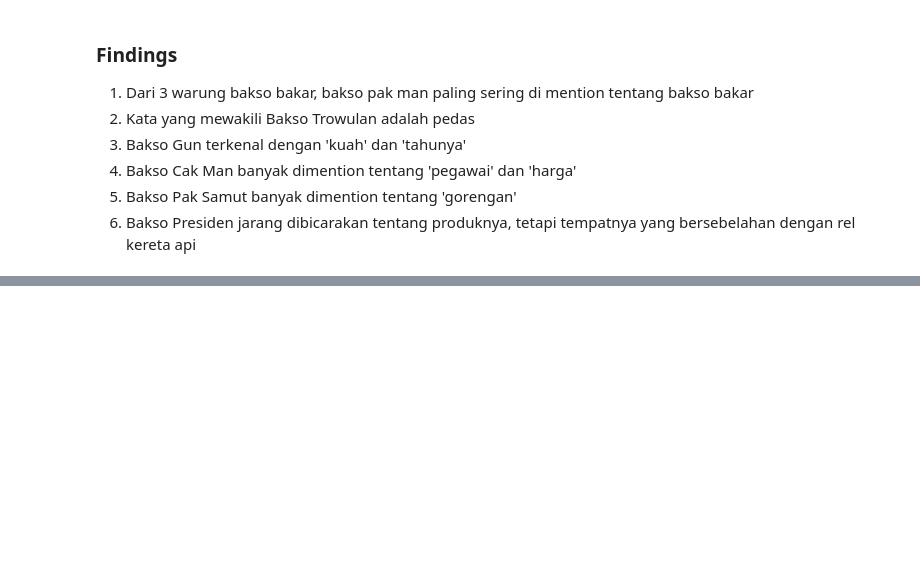
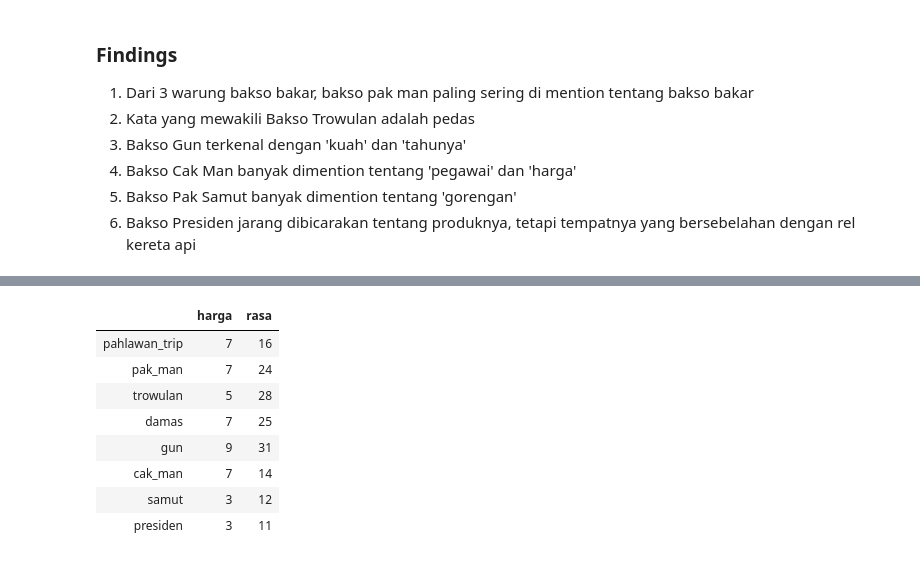
Before and after one commit to renaldybrada/nlp-in-python, a Jupyter notebook: bakso-malang/02_Exploratory_Data_Analysis.ipynb, the cells around one changed output, grey strips where cells are left out. Drawn from its saved outputs; the diff is of its cells as text; code cells hidden in the pictures; blank space fills up the shorter version.

```diff
--- a/bakso-malang/02_Exploratory_Data_Analysis.ipynb
+++ b/bakso-malang/02_Exploratory_Data_Analysis.ipynb
@@ -223,0 +276,18 @@ data_dtm
+# %%
+# perbandingan harga dan rasa
+data_compare_keyword = data.transpose()[['harga', 'harganya', 'mahal', 'enak', 'rasanya', 'mantap', 'nikmat', 'gurih']]
+data_compare = pd.concat([data_compare_keyword.harga + data_compare_keyword.harganya + data_compare_keyword.mahal,
+                          data_compare_keyword.enak + data_compare_keyword.rasanya + data_compare_keyword.mantap
+                          + data_compare_keyword.nikmat + data_compare_keyword.gurih], axis=1)
+data_compare.columns = ['harga', 'rasa']
+data_compare
+# %% [output]
+|  | harga | rasa |
+| pahlawan_trip | 7 | 16 |
+| pak_man | 7 | 24 |
+| trowulan | 5 | 28 |
+| damas | 7 | 25 |
+| gun | 9 | 31 |
+| cak_man | 7 | 14 |
+| samut | 3 | 12 |
+| presiden | 3 | 11 |
```
Also changed, not shown: parts of 8 cells of this notebook.
